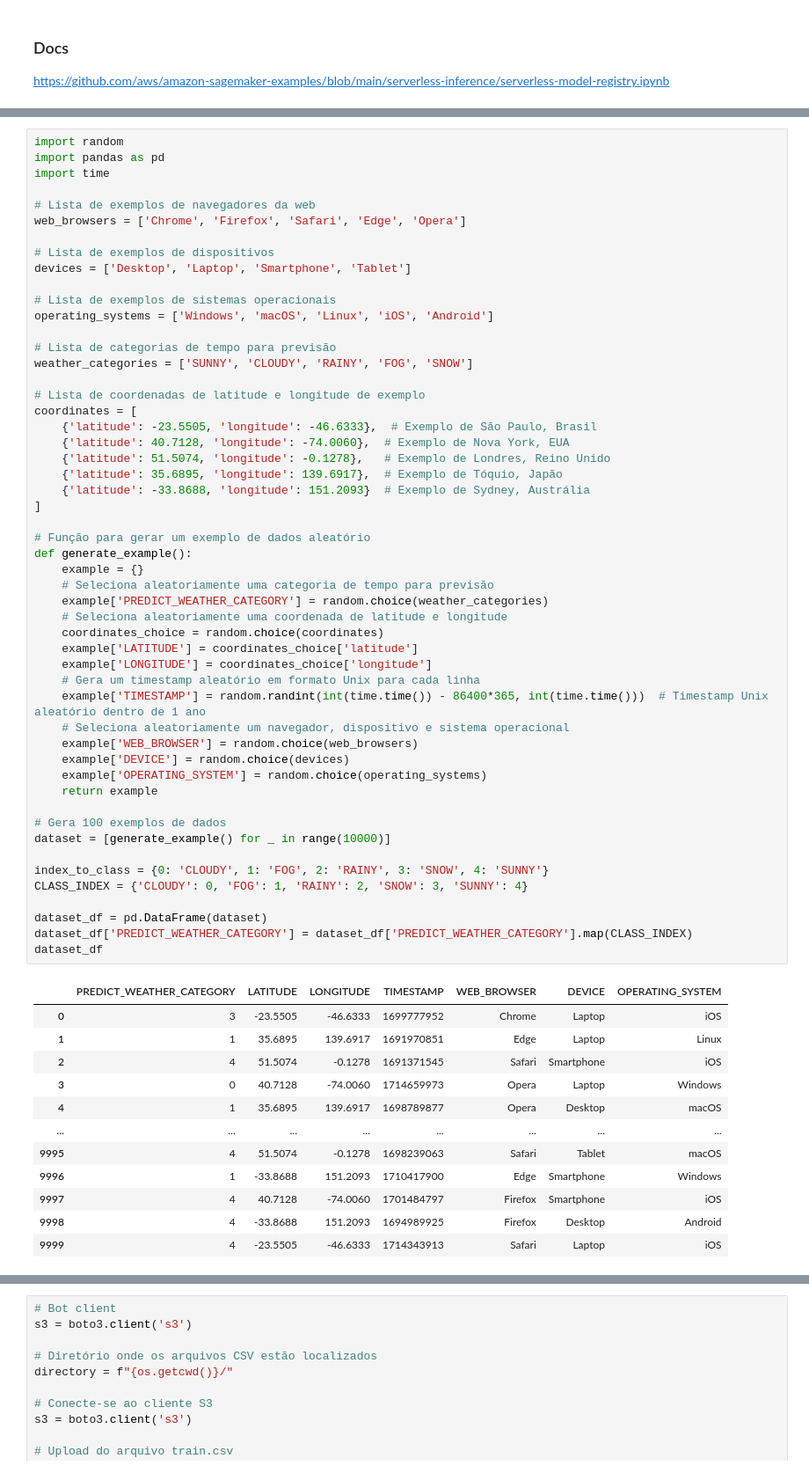
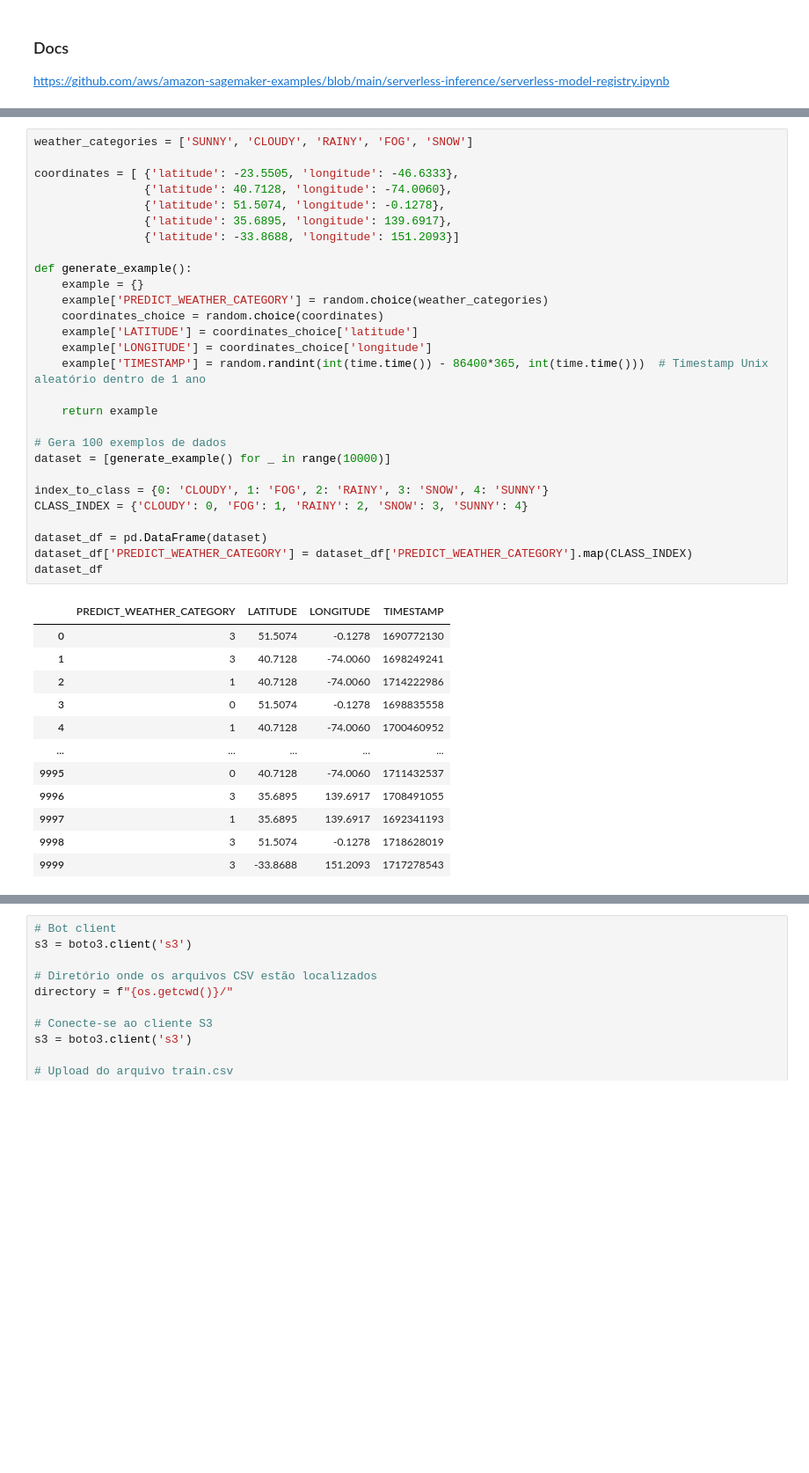
Before and after one commit to FilipePacheco73/WeatherWizard-DS, a Jupyter notebook: Feature_Engineering.ipynb, the cells around one changed output, grey strips where cells are left out. Shown: that part at 88% size. Saved outputs shown, nothing was run; the diff lists cells and outputs as text; blank space fills up the shorter version.

```diff
--- a/Feature_Engineering.ipynb
+++ b/Feature_Engineering.ipynb
@@ -19,65 +21,41 @@ sagemaker.config INFO - Not applying SDK defaults from location: /home/sagemaker
 # %%
-import random
-import pandas as pd
-import time
-
-# Lista de exemplos de navegadores da web
-web_browsers = ['Chrome', 'Firefox', 'Safari', 'Edge', 'Opera']
-
-# Lista de exemplos de dispositivos
-devices = ['Desktop', 'Laptop', 'Smartphone', 'Tablet']
-
-# Lista de exemplos de sistemas operacionais
-operating_systems = ['Windows', 'macOS', 'Linux', 'iOS', 'Android']
-
-# Lista de categorias de tempo para previsão
 weather_categories = ['SUNNY', 'CLOUDY', 'RAINY', 'FOG', 'SNOW']
 
-# Lista de coordenadas de latitude e longitude de exemplo
-coordinates = [
-    {'latitude': -23.5505, 'longitude': -46.6333},  # Exemplo de São Paulo, Brasil
-    {'latitude': 40.7128, 'longitude': -74.0060},  # Exemplo de Nova York, EUA
-    {'latitude': 51.5074, 'longitude': -0.1278},   # Exemplo de Londres, Reino Unido
-    {'latitude': 35.6895, 'longitude': 139.6917},  # Exemplo de Tóquio, Japão
-    {'latitude': -33.8688, 'longitude': 151.2093}  # Exemplo de Sydney, Austrália
-]
+coordinates = [ {'latitude': -23.5505, 'longitude': -46.6333},
+                {'latitude': 40.7128, 'longitude': -74.0060},
+                {'latitude': 51.5074, 'longitude': -0.1278},
+                {'latitude': 35.6895, 'longitude': 139.6917},
+                {'latitude': -33.8688, 'longitude': 151.2093}]
 
-# Função para gerar um exemplo de dados aleatório
 def generate_example():
     example = {}
-    # Seleciona aleatoriamente uma categoria de tempo para previsão
     example['PREDICT_WEATHER_CATEGORY'] = random.choice(weather_categories)
-    # Seleciona aleatoriamente uma coordenada de latitude e longitude
     coordinates_choice = random.choice(coordinates)
     example['LATITUDE'] = coordinates_choice['latitude']
     example['LONGITUDE'] = coordinates_choice['longitude']
-    # Gera um timestamp aleatório em formato Unix para cada linha
     example['TIMESTAMP'] = random.randint(int(time.time()) - 86400*365, int(time.time()))  # Timestamp Unix aleatório dentro de 1 ano
-    # Seleciona aleatoriamente um navegador, dispositivo e sistema operacional
-    example['WEB_BROWSER'] = random.choice(web_browsers)
-    example['DEVICE'] = random.choice(devices)
-    example['OPERATING_SYSTEM'] = random.choice(operating_systems)
+
     return example
 
 # Gera 100 exemplos de dados
 dataset = [generate_example() for _ in range(10000)]
 
 index_to_class = {0: 'CLOUDY', 1: 'FOG', 2: 'RAINY', 3: 'SNOW', 4: 'SUNNY'}
 CLASS_INDEX = {'CLOUDY': 0, 'FOG': 1, 'RAINY': 2, 'SNOW': 3, 'SUNNY': 4}
 
 dataset_df = pd.DataFrame(dataset)
 dataset_df['PREDICT_WEATHER_CATEGORY'] = dataset_df['PREDICT_WEATHER_CATEGORY'].map(CLASS_INDEX)
 dataset_df
 # %% [output]
-|  | PREDICT_WEATHER_CATEGORY | LATITUDE | LONGITUDE | TIMESTAMP | WEB_BROWSER | DEVICE | OPERATING_SYSTEM |
-| 0 | 3 | -23.5505 | -46.6333 | 1699777952 | Chrome | Laptop | iOS |
-| 1 | 1 | 35.6895 | 139.6917 | 1691970851 | Edge | Laptop | Linux |
-| 2 | 4 | 51.5074 | -0.1278 | 1691371545 | Safari | Smartphone | iOS |
-| 3 | 0 | 40.7128 | -74.0060 | 1714659973 | Opera | Laptop | Windows |
-| 4 | 1 | 35.6895 | 139.6917 | 1698789877 | Opera | Desktop | macOS |
-| ... | ... | ... | ... | ... | ... | ... | ... |
-| 9995 | 4 | 51.5074 | -0.1278 | 1698239063 | Safari | Tablet | macOS |
-| 9996 | 1 | -33.8688 | 151.2093 | 1710417900 | Edge | Smartphone | Windows |
-| 9997 | 4 | 40.7128 | -74.0060 | 1701484797 | Firefox | Smartphone | iOS |
-| 9998 | 4 | -33.8688 | 151.2093 | 1694989925 | Firefox | Desktop | Android |
-| 9999 | 4 | -23.5505 | -46.6333 | 1714343913 | Safari | Laptop | iOS |
+|  | PREDICT_WEATHER_CATEGORY | LATITUDE | LONGITUDE | TIMESTAMP |
+| 0 | 3 | 51.5074 | -0.1278 | 1690772130 |
+| 1 | 3 | 40.7128 | -74.0060 | 1698249241 |
+| 2 | 1 | 40.7128 | -74.0060 | 1714222986 |
+| 3 | 0 | 51.5074 | -0.1278 | 1698835558 |
+| 4 | 1 | 40.7128 | -74.0060 | 1700460952 |
+| ... | ... | ... | ... | ... |
+| 9995 | 0 | 40.7128 | -74.0060 | 1711432537 |
+| 9996 | 3 | 35.6895 | 139.6917 | 1708491055 |
+| 9997 | 1 | 35.6895 | 139.6917 | 1692341193 |
+| 9998 | 3 | 51.5074 | -0.1278 | 1718628019 |
+| 9999 | 3 | -33.8688 | 151.2093 | 1717278543 |
```
Also changed, not shown: parts of 43 cells of this notebook, 2 other files.
